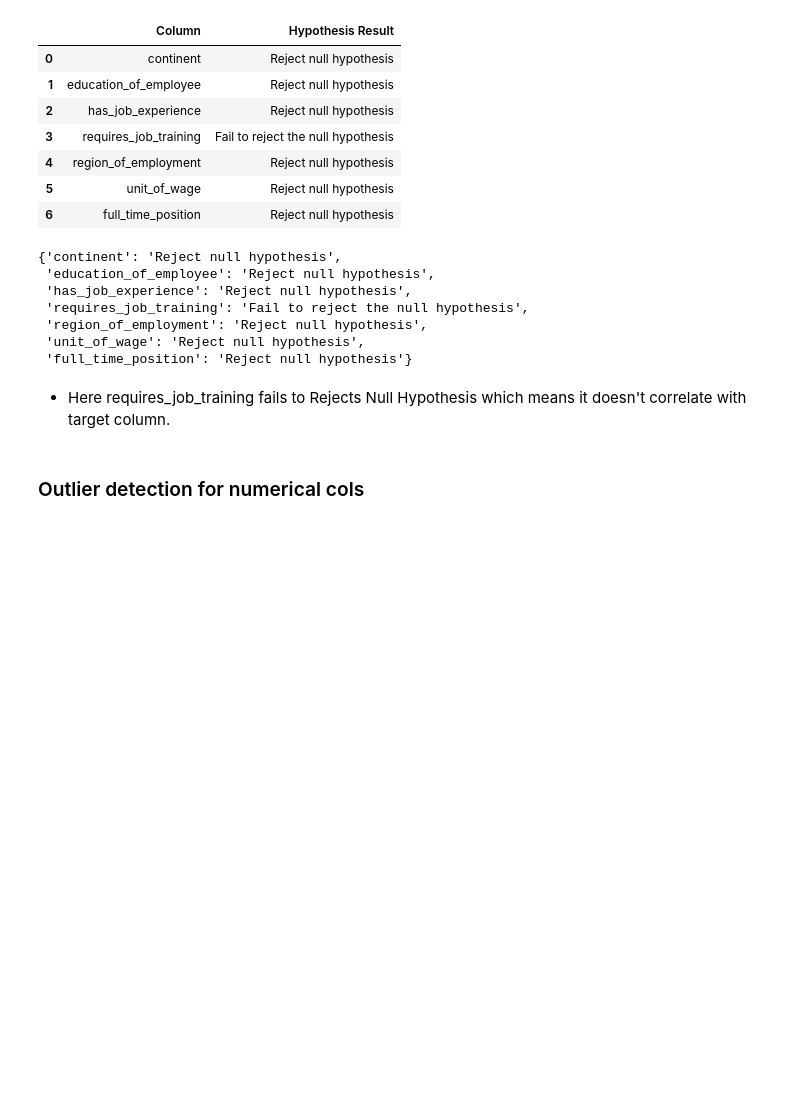
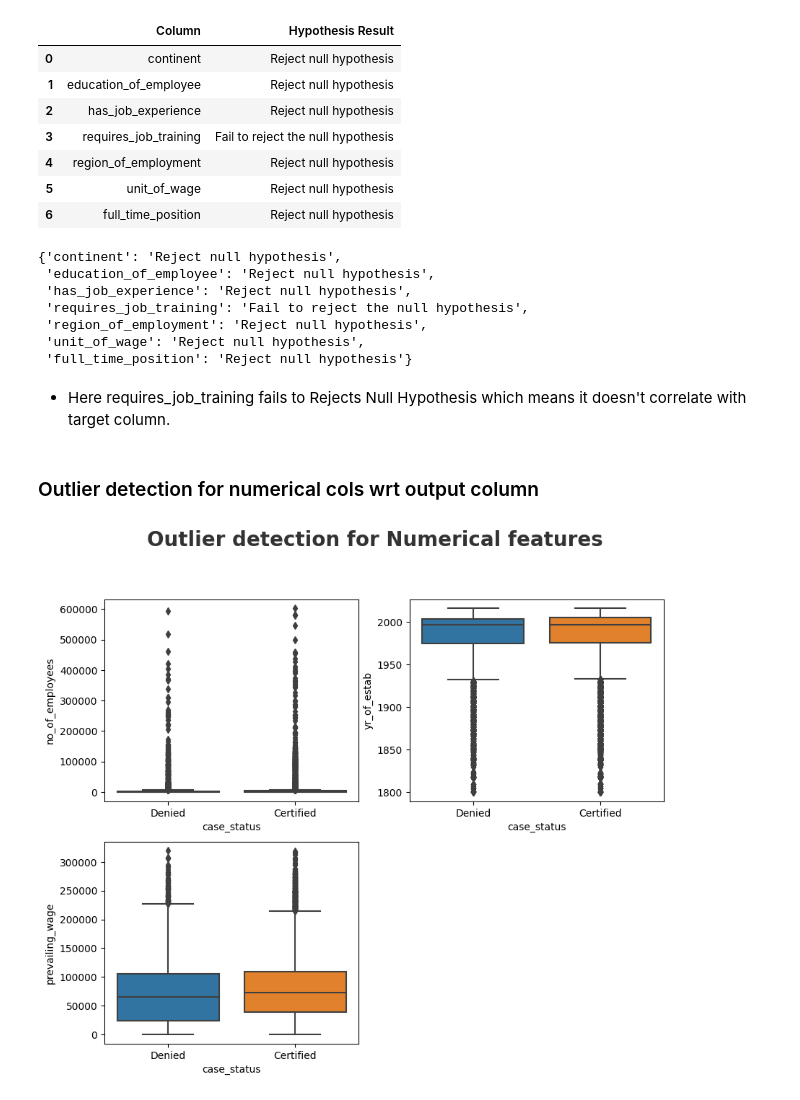
Before and after one commit to mkr9395/project-structure-ewb, a Jupyter notebook: notebooks/EDA_US_VISA.ipynb, the cells around one changed output. Cells and saved outputs as stored; diff of their text form; code cells hidden in the pictures; blank space fills up the shorter version.

```diff
--- a/notebooks/EDA_US_VISA.ipynb
+++ b/notebooks/EDA_US_VISA.ipynb
@@ -270,10 +270,10 @@ cat
 plt.figure(figsize=(10,10))
 plt.suptitle('Univariate Analysis of Categorical Features', fontsize=20, fontweight='bold', alpha=0.8, y=1.)
 
-for i in range(0,len(cat)):
+for i, col_name in enumerate(cat):
     plt.subplot(4,2,i+1)
-    sns.countplot(x=df[cat[i]])
-    plt.xlabel(cat[i])
+    sns.countplot(x=df[col_name])
+    plt.xlabel(col_name)
     plt.xticks(rotation='vertical')
     plt.ylabel('count plot')
     plt.tight_layout()
@@ -580,4 +580,13 @@ chi_dict
 # %% [markdown]
 - Here requires_job_training fails to Rejects Null Hypothesis which means it doesn't correlate with target column.
 # %% [markdown]
-### Outlier detection for numerical cols
+### Outlier detection for numerical cols wrt output column
+# %%
+plt.figure(figsize=(10,8))
+plt.suptitle('Outlier detection for Numerical features', fontsize=20, fontweight='bold', alpha=0.8, y=1.)
+
+for i, col_name in enumerate(numerical_features):
+    plt.subplot(2,2,i+1)
+    sns.boxplot(data = df, y =df[col_name], x=df['case_status'])
+# %% [output]
+[figure, added]
```
Also changed, not shown: parts of 28 cells of this notebook, 1 other file.
